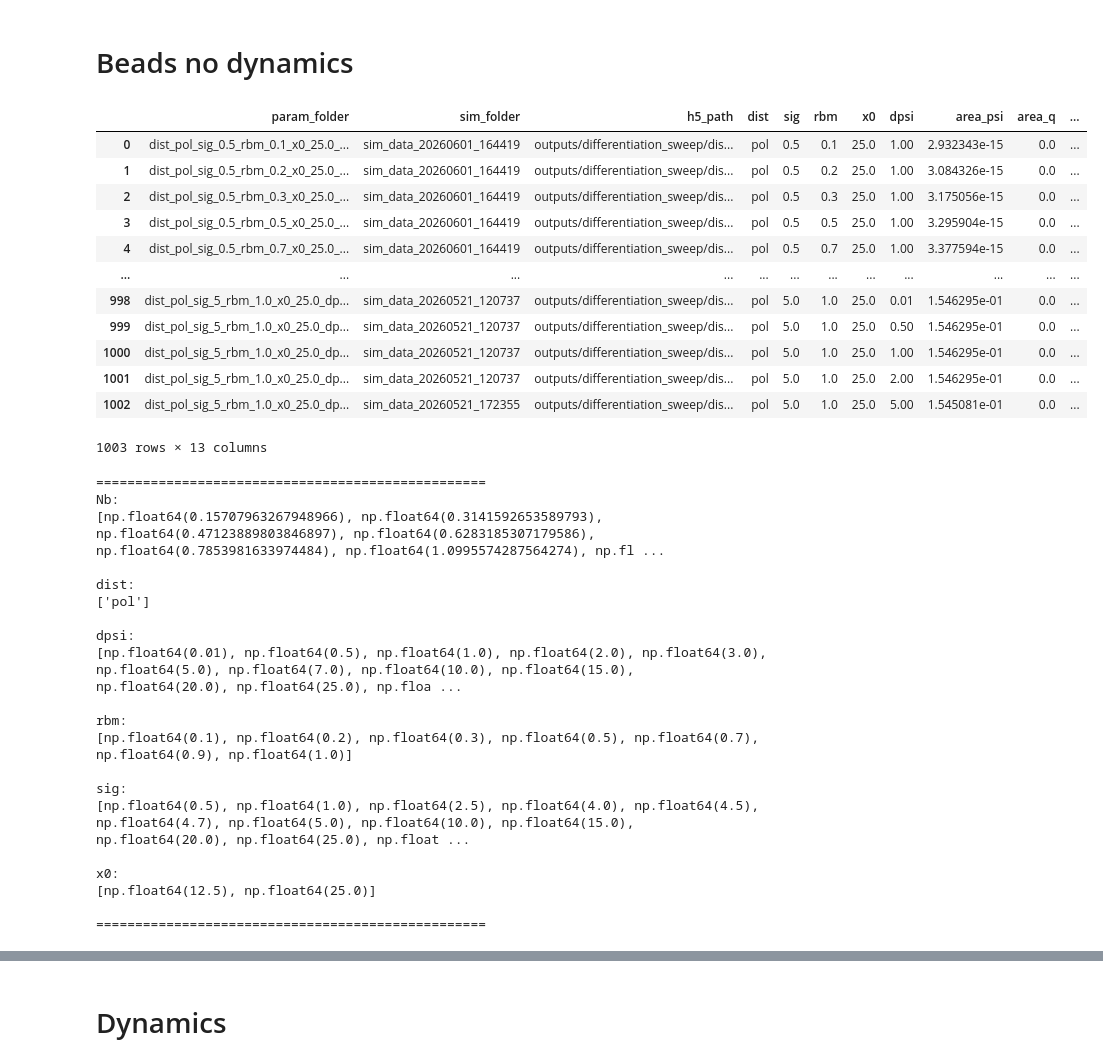
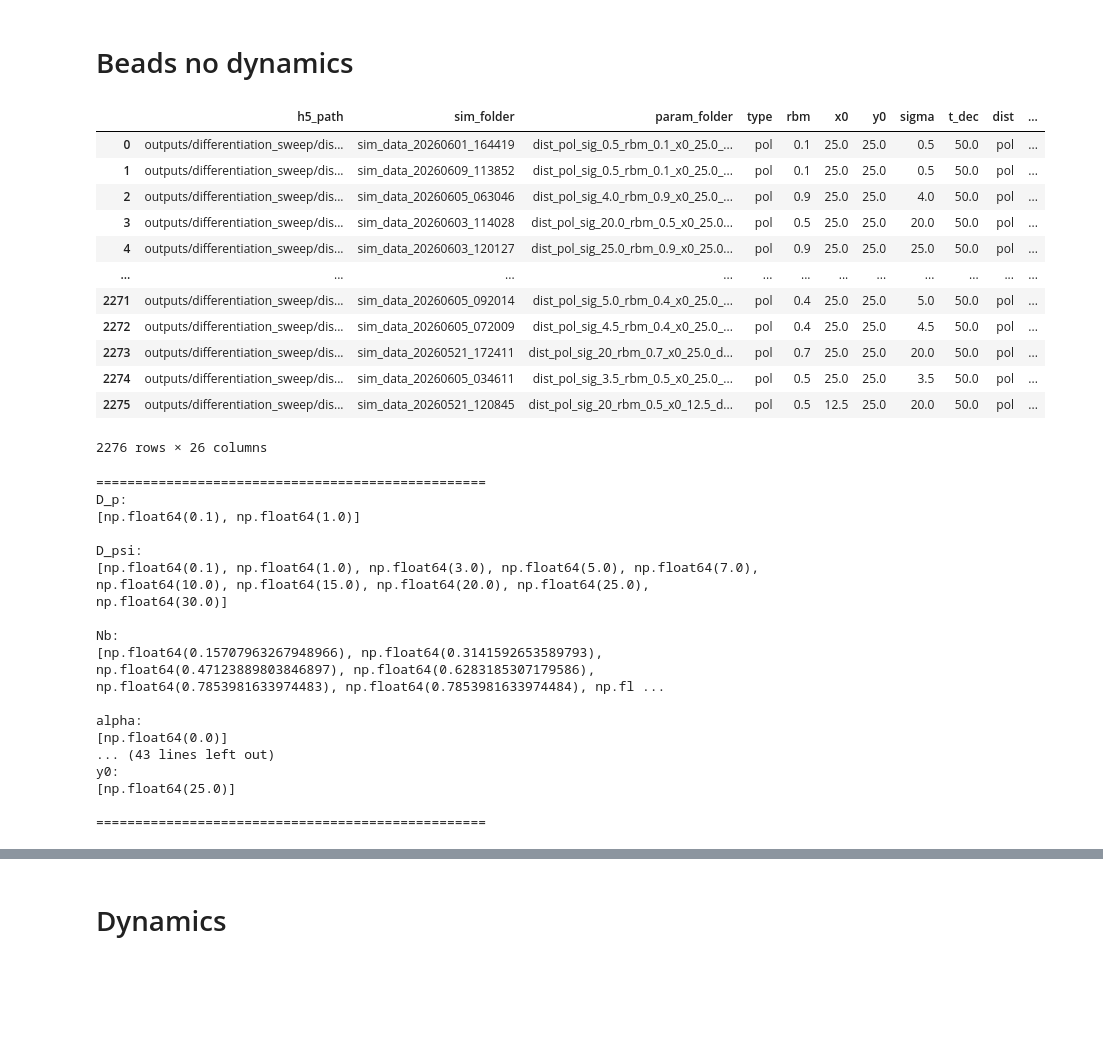
Before and after one commit to pvblop/Memory-Phase-Field-Models, a Jupyter notebook: equation_solver_gauss_dist/analysis_sweep.ipynb, the cells around one changed output, grey strips where cells are left out. Saved outputs shown, nothing was run; the diff lists cells and outputs as text; code cells hidden in the pictures; blank space fills up the shorter version.

```diff
--- a/equation_solver_gauss_dist/analysis_sweep.ipynb
+++ b/equation_solver_gauss_dist/analysis_sweep.ipynb
@@ -298,52 +362,49 @@ def add_binary_transition_curve(ax, df, fixed, eps=1e-3,
 # %% [markdown]
 # Beads no dynamics
 # %%
-from scipy.integrate import quad
-
 base_dir = "outputs/differentiation_sweep/"
 
 df = scan(base_dir)
 
 display(df)
 
 print_available_parameters(df)
 
 # pd.set_option('display.max_rows', None)
 # pd.set_option('display.max_columns', None)
 
+df.to_csv("memory_models.differentiation_sweep")
+
 pd.reset_option('display.max_rows')
 pd.reset_option('display.max_columns')
 # %% [output]
-|  | param_folder | sim_folder | h5_path | dist | sig | rbm | x0 | dpsi | area_psi | area_q | ... |
-| 0 | dist_pol_sig_0.5_rbm_0.1_x0_25.0_... | sim_data_20260601_164419 | outputs/differentiation_sweep/dis... | pol | 0.5 | 0.1 | 25.0 | 1.00 | 2.932343e-15 | 0.0 | ... |
-| 1 | dist_pol_sig_0.5_rbm_0.2_x0_25.0_... | sim_data_20260601_164419 | outputs/differentiation_sweep/dis... | pol | 0.5 | 0.2 | 25.0 | 1.00 | 3.084326e-15 | 0.0 | ... |
-| 2 | dist_pol_sig_0.5_rbm_0.3_x0_25.0_... | sim_data_20260601_164419 | outputs/differentiation_sweep/dis... | pol | 0.5 | 0.3 | 25.0 | 1.00 | 3.175056e-15 | 0.0 | ... |
-| 3 | dist_pol_sig_0.5_rbm_0.5_x0_25.0_... | sim_data_20260601_164419 | outputs/differentiation_sweep/dis... | pol | 0.5 | 0.5 | 25.0 | 1.00 | 3.295904e-15 | 0.0 | ... |
-| 4 | dist_pol_sig_0.5_rbm_0.7_x0_25.0_... | sim_data_20260601_164419 | outputs/differentiation_sweep/dis... | pol | 0.5 | 0.7 | 25.0 | 1.00 | 3.377594e-15 | 0.0 | ... |
+|  | h5_path | sim_folder | param_folder | type | rbm | x0 | y0 | sigma | t_dec | dist | ... |
+| 0 | outputs/differentiation_sweep/dis... | sim_data_20260601_164419 | dist_pol_sig_0.5_rbm_0.1_x0_25.0_... | pol | 0.1 | 25.0 | 25.0 | 0.5 | 50.0 | pol | ... |
+| 1 | outputs/differentiation_sweep/dis... | sim_data_20260609_113852 | dist_pol_sig_0.5_rbm_0.1_x0_25.0_... | pol | 0.1 | 25.0 | 25.0 | 0.5 | 50.0 | pol | ... |
+| 2 | outputs/differentiation_sweep/dis... | sim_data_20260605_063046 | dist_pol_sig_4.0_rbm_0.9_x0_25.0_... | pol | 0.9 | 25.0 | 25.0 | 4.0 | 50.0 | pol | ... |
+| 3 | outputs/differentiation_sweep/dis... | sim_data_20260603_114028 | dist_pol_sig_20.0_rbm_0.5_x0_25.0... | pol | 0.5 | 25.0 | 25.0 | 20.0 | 50.0 | pol | ... |
+| 4 | outputs/differentiation_sweep/dis... | sim_data_20260603_120127 | dist_pol_sig_25.0_rbm_0.9_x0_25.0... | pol | 0.9 | 25.0 | 25.0 | 25.0 | 50.0 | pol | ... |
 | ... | ... | ... | ... | ... | ... | ... | ... | ... | ... | ... | ... |
-| 998 | dist_pol_sig_5_rbm_1.0_x0_25.0_dp... | sim_data_20260521_120737 | outputs/differentiation_sweep/dis... | pol | 5.0 | 1.0 | 25.0 | 0.01 | 1.546295e-01 | 0.0 | ... |
-| 999 | dist_pol_sig_5_rbm_1.0_x0_25.0_dp... | sim_data_20260521_120737 | outputs/differentiation_sweep/dis... | pol | 5.0 | 1.0 | 25.0 | 0.50 | 1.546295e-01 | 0.0 | ... |
-| 1000 | dist_pol_sig_5_rbm_1.0_x0_25.0_dp... | sim_data_20260521_120737 | outputs/differentiation_sweep/dis... | pol | 5.0 | 1.0 | 25.0 | 1.00 | 1.546295e-01 | 0.0 | ... |
-| 1001 | dist_pol_sig_5_rbm_1.0_x0_25.0_dp... | sim_data_20260521_120737 | outputs/differentiation_sweep/dis... | pol | 5.0 | 1.0 | 25.0 | 2.00 | 1.546295e-01 | 0.0 | ... |
-| 1002 | dist_pol_sig_5_rbm_1.0_x0_25.0_dp... | sim_data_20260521_172355 | outputs/differentiation_sweep/dis... | pol | 5.0 | 1.0 | 25.0 | 5.00 | 1.545081e-01 | 0.0 | ... |
+| 2271 | outputs/differentiation_sweep/dis... | sim_data_20260605_092014 | dist_pol_sig_5.0_rbm_0.4_x0_25.0_... | pol | 0.4 | 25.0 | 25.0 | 5.0 | 50.0 | pol | ... |
+| 2272 | outputs/differentiation_sweep/dis... | sim_data_20260605_072009 | dist_pol_sig_4.5_rbm_0.4_x0_25.0_... | pol | 0.4 | 25.0 | 25.0 | 4.5 | 50.0 | pol | ... |
+| 2273 | outputs/differentiation_sweep/dis... | sim_data_20260521_172411 | dist_pol_sig_20_rbm_0.7_x0_25.0_d... | pol | 0.7 | 25.0 | 25.0 | 20.0 | 50.0 | pol | ... |
+| 2274 | outputs/differentiation_sweep/dis... | sim_data_20260605_034611 | dist_pol_sig_3.5_rbm_0.5_x0_25.0_... | pol | 0.5 | 25.0 | 25.0 | 3.5 | 50.0 | pol | ... |
+| 2275 | outputs/differentiation_sweep/dis... | sim_data_20260521_120845 | dist_pol_sig_20_rbm_0.5_x0_12.5_d... | pol | 0.5 | 12.5 | 25.0 | 20.0 | 50.0 | pol | ... |
-1003 rows × 13 columns
+2276 rows × 26 columns
 ==================================================
+D_p:
+[np.float64(0.1), np.float64(1.0)]
+
+D_psi:
+[np.float64(0.1), np.float64(1.0), np.float64(3.0), np.float64(5.0), np.float64(7.0), np.float64(10.0), np.float64(15.0), np.float64(20.0), np.float64(25.0), np.float64(30.0)]
+
 Nb:
-[np.float64(0.15707963267948966), np.float64(0.3141592653589793), np.float64(0.47123889803846897), np.float64(0.6283185307179586), np.float64(0.7853981633974484), np.float64(1.0995574287564274), np.fl ...
+[np.float64(0.15707963267948966), np.float64(0.3141592653589793), np.float64(0.47123889803846897), np.float64(0.6283185307179586), np.float64(0.7853981633974483), np.float64(0.7853981633974484), np.fl ...
 
-dist:
-['pol']
-
-dpsi:
-[np.float64(0.01), np.float64(0.5), np.float64(1.0), np.float64(2.0), np.float64(3.0), np.float64(5.0), np.float64(7.0), np.float64(10.0), np.float64(15.0), np.float64(20.0), np.float64(25.0), np.floa ...
-
-rbm:
-[np.float64(0.1), np.float64(0.2), np.float64(0.3), np.float64(0.5), np.float64(0.7), np.float64(0.9), np.float64(1.0)]
-
-sig:
-[np.float64(0.5), np.float64(1.0), np.float64(2.5), np.float64(4.0), np.float64(4.5), np.float64(4.7), np.float64(5.0), np.float64(10.0), np.float64(15.0), np.float64(20.0), np.float64(25.0), np.float ...
-
-x0:
-[np.float64(12.5), np.float64(25.0)]
+alpha:
+[np.float64(0.0)]
+... (43 lines left out)
+y0:
+[np.float64(25.0)]
 
 ==================================================
```
Also changed, not shown: parts of 6 cells of this notebook, 9 other files.
